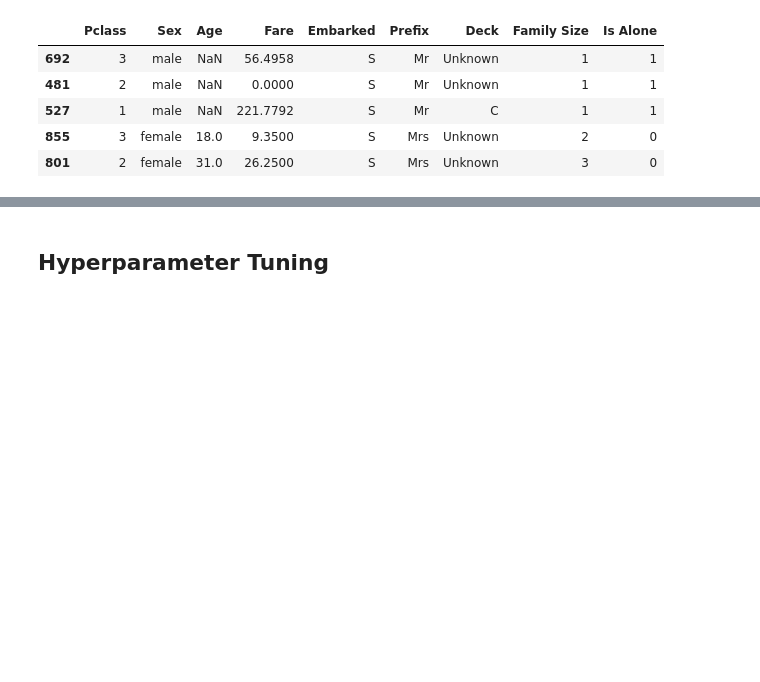
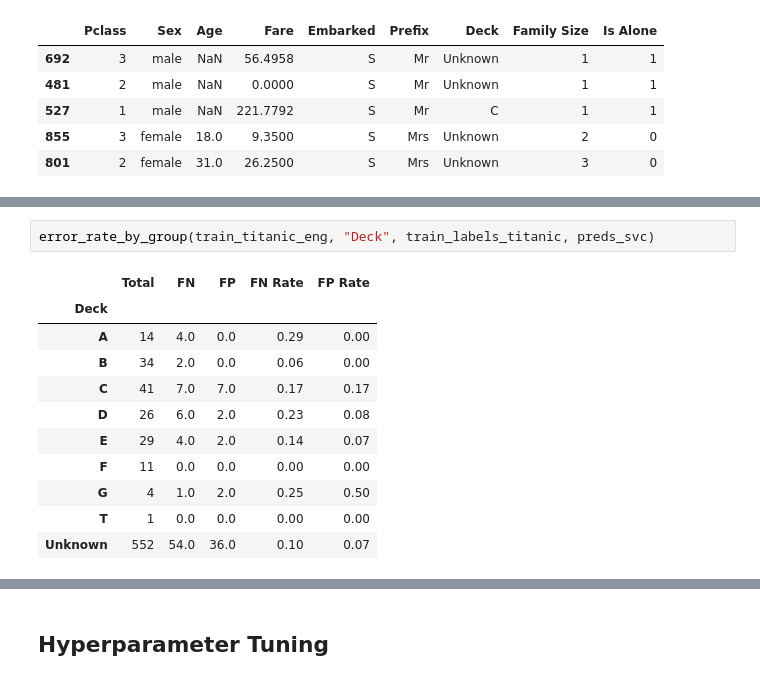
Before and after one commit to neckpuck/titanic-survival-prediction, a Jupyter notebook: notebook/titanic-survival-prediction.ipynb, the cells around one changed output, grey strips where cells are left out. Drawn from its saved outputs; the diff is of its cells as text; blank space fills up the shorter version.

```diff
--- a/notebook/titanic-survival-prediction.ipynb
+++ b/notebook/titanic-survival-prediction.ipynb
@@ -751,0 +717,14 @@ Name: count, dtype: int64
+# %%
+error_rate_by_group(train_titanic_eng, "Deck", train_labels_titanic, preds_svc)
+# %% [output]
+|  | Total | FN | FP | FN Rate | FP Rate |
+| Deck |  |  |  |  |  |
+| A | 14 | 4.0 | 0.0 | 0.29 | 0.00 |
+| B | 34 | 2.0 | 0.0 | 0.06 | 0.00 |
+| C | 41 | 7.0 | 7.0 | 0.17 | 0.17 |
+| D | 26 | 6.0 | 2.0 | 0.23 | 0.08 |
+| E | 29 | 4.0 | 2.0 | 0.14 | 0.07 |
+| F | 11 | 0.0 | 0.0 | 0.00 | 0.00 |
+| G | 4 | 1.0 | 2.0 | 0.25 | 0.50 |
+| T | 1 | 0.0 | 0.0 | 0.00 | 0.00 |
+| Unknown | 552 | 54.0 | 36.0 | 0.10 | 0.07 |
```
Also changed, not shown: parts of 63 cells of this notebook.
